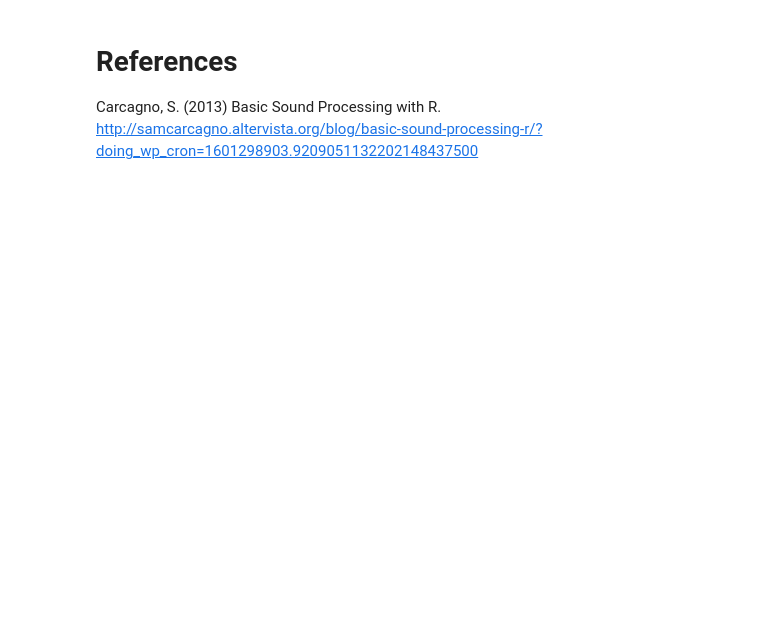
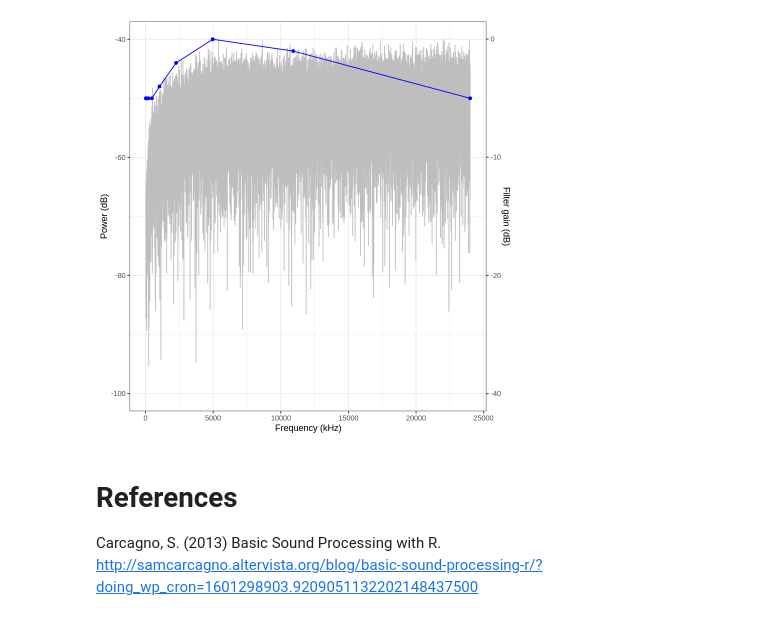
Before and after one commit to MfN-Berlin/HIP_Audio_Filters, a Jupyter notebook: notebook-home/Harbour seal.ipynb, the cells around one changed output. Drawn from its saved outputs; the diff is of its cells as text; code cells hidden in the pictures; blank space fills up the shorter version.

```diff
--- a/notebook-home/Harbour seal.ipynb
+++ b/notebook-home/Harbour seal.ipynb
@@ -41,22 +16,0 @@ The filter is constructed based on the audiogram:
-# %%
-# define the fit function (same as in the plot)
-audiogram.lo <- loess(
-    SPL ~ Frequency.in.kHz,
-    audiogram,
-    control = loess.control(surface = "direct"))
-
-# Frequency.in.kHz, 10 equally spaced log steps, fom 10Hz to 24 kHz (half sampling rate)
-seq.log <- exp( seq(log(0.001), log(24), length.out=10 ))
-
-seq <- seq(0.01, 24, length.out=10)
-
-# Fitted SPL values, with extrapolation to avoid NAs
-SPL.fit <- predict(audiogram.lo, data.frame(Frequency.in.kHz = seq.log), se = TRUE)$fit
-
-# calculate SPL relative to best hearing performance
-SPL.rel <- min(SPL.fit) - SPL.fit
-
-# Print result as a table
-filter.table <- data.frame(round(seq.log*1000), round(SPL.rel))
-colnames(filter.table) <- c("Frequency.in.Hz", "Gain.in.dB")
-filter.table
@@ -138,0 +28,3 @@ plot_fft(fwnObj)
+# %%
+filter.table <- def_filter(audiogram)
+filter.table
@@ -138,0 +50,7 @@ plot_fft(fwnObj)
+# %%
+# sox command
+inputfile <- "data/whitenoise.wav"
+outputfile <- "data/ft_phoca_vitulina.wav"
+Q <- 0.7
+command <- sox_command(inputfile, outputfile, filter.table, Q)
+command
@@ -138,0 +65,8 @@ plot_fft(fwnObj)
+# %%
+# compute FFT for the input file
+sndObj <- readWave(outputfile)
+fft <- comp_fft(sndObj)
+
+# plot the filtered data and the filter values
+plot_filter_fft(fft, filter.table)
+# %% [output]
@@ -139,3 +75,4 @@ plot_fft(fwnObj)
+[figure, added]
 # %% [markdown]
 # References
 Carcagno, S. (2013) Basic Sound Processing with R. http://samcarcagno.altervista.org/blog/basic-sound-processing-r/?doing_wp_cron=1601298903.9209051132202148437500
```
Also changed, not shown: parts of 13 cells of this notebook, 12 other files.
